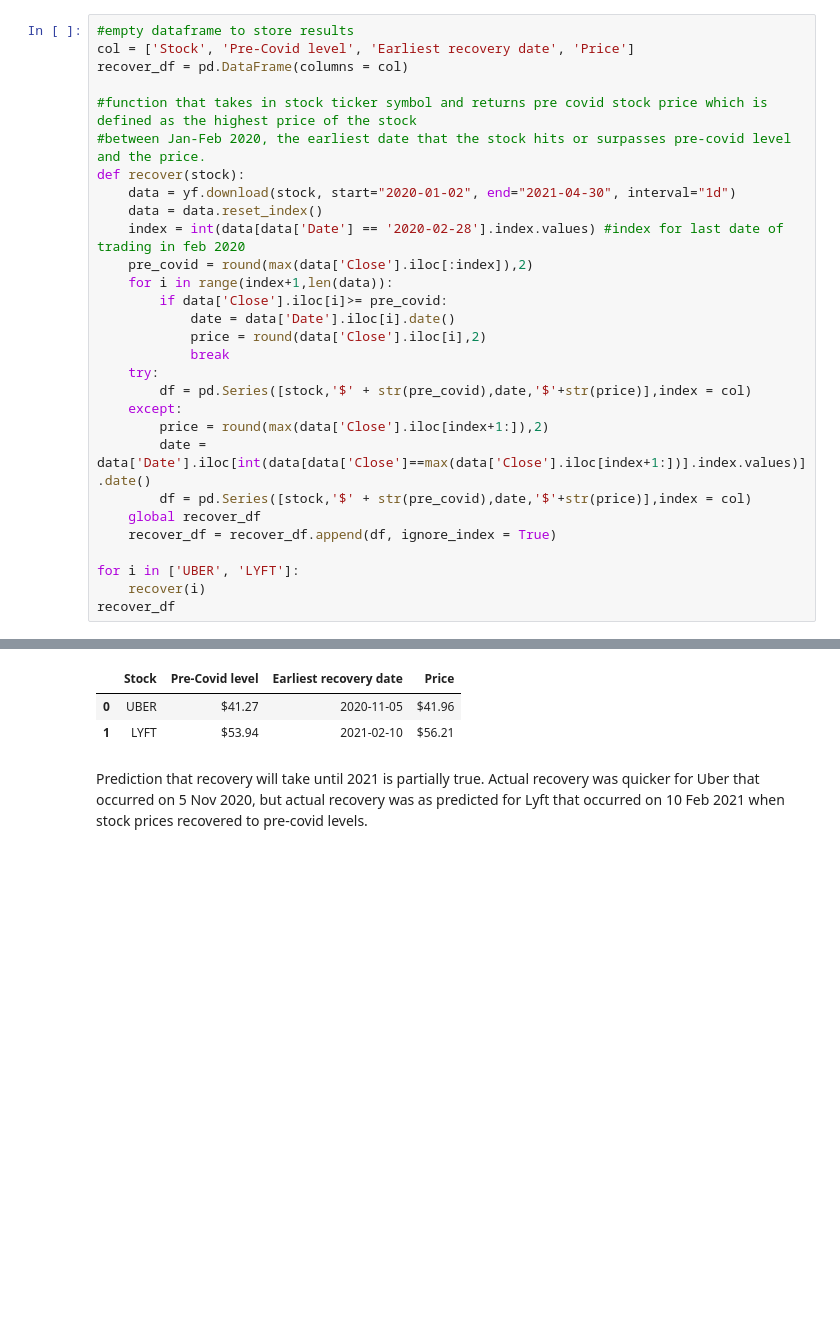
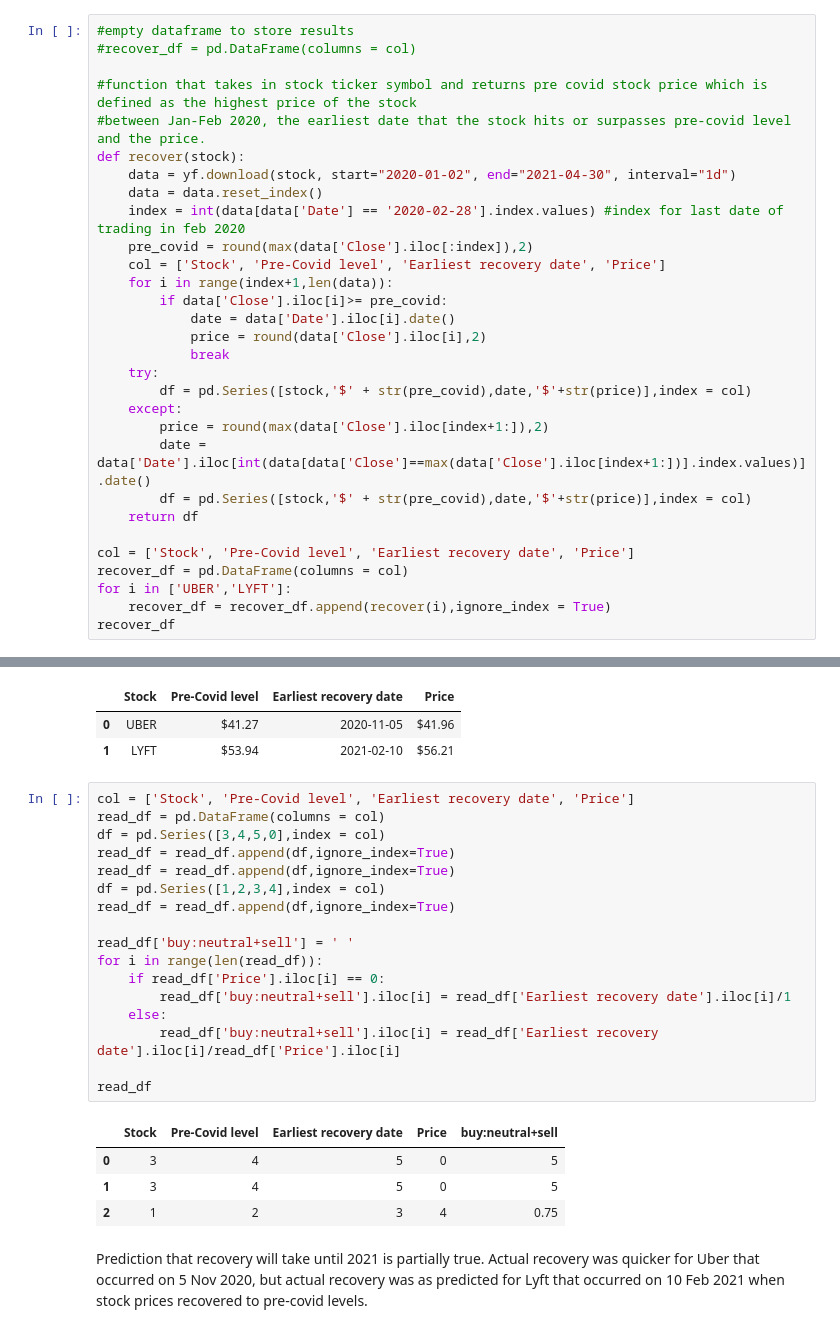
Before and after one commit to holyminer/NUS-DSS, a Jupyter notebook: notebooks/Stock market analysis during the Covid-19 pandemic.ipynb, the cells around one changed output, grey strips where cells are left out. Drawn from its saved outputs; the diff is of its cells as text; blank space fills up the shorter version.

```diff
--- a/notebooks/Stock market analysis during the Covid-19 pandemic.ipynb
+++ b/notebooks/Stock market analysis during the Covid-19 pandemic.ipynb
@@ -35,8 +35,7 @@ data.head()
 | 4 | 2020-01-08 | 32.730000 | 34.520000 | 32.459999 | 33.930000 | 33.930000 | 43944400 |
 # %%
 #empty dataframe to store results
-col = ['Stock', 'Pre-Covid level', 'Earliest recovery date', 'Price']
-recover_df = pd.DataFrame(columns = col)
+#recover_df = pd.DataFrame(columns = col)
 
 #function that takes in stock ticker symbol and returns pre covid stock price which is defined as the highest price of the stock
 #between Jan-Feb 2020, the earliest date that the stock hits or surpasses pre-covid level and the price.
@@ -45,6 +44,7 @@ def recover(stock):
     data = data.reset_index()
     index = int(data[data['Date'] == '2020-02-28'].index.values) #index for last date of trading in feb 2020
     pre_covid = round(max(data['Close'].iloc[:index]),2)
+    col = ['Stock', 'Pre-Covid level', 'Earliest recovery date', 'Price']
     for i in range(index+1,len(data)):
         if data['Close'].iloc[i]>= pre_covid:
             date = data['Date'].iloc[i].date()
@@ -56,11 +56,12 @@ def recover(stock):
         price = round(max(data['Close'].iloc[index+1:]),2)
         date = data['Date'].iloc[int(data[data['Close']==max(data['Close'].iloc[index+1:])].index.values)].date()
         df = pd.Series([stock,'$' + str(pre_covid),date,'$'+str(price)],index = col)
-    global recover_df
-    recover_df = recover_df.append(df, ignore_index = True)
+    return df
 
-for i in ['UBER', 'LYFT']:
-    recover(i)
+col = ['Stock', 'Pre-Covid level', 'Earliest recovery date', 'Price']
+recover_df = pd.DataFrame(columns = col)
+for i in ['UBER','LYFT']:
+    recover_df = recover_df.append(recover(i),ignore_index = True)
 recover_df
 # %% [output]
 [*********************100%***********************]  1 of 1 completed
@@ -68,6 +69,28 @@ recover_df
 |  | Stock | Pre-Covid level | Earliest recovery date | Price |
 | 0 | UBER | $41.27 | 2020-11-05 | $41.96 |
 | 1 | LYFT | $53.94 | 2021-02-10 | $56.21 |
+# %%
+col = ['Stock', 'Pre-Covid level', 'Earliest recovery date', 'Price']
+read_df = pd.DataFrame(columns = col)
+df = pd.Series([3,4,5,0],index = col)
+read_df = read_df.append(df,ignore_index=True)
+read_df = read_df.append(df,ignore_index=True)
+df = pd.Series([1,2,3,4],index = col)
+read_df = read_df.append(df,ignore_index=True)
+
+read_df['buy:neutral+sell'] = ' '
+for i in range(len(read_df)):
+    if read_df['Price'].iloc[i] == 0:
+        read_df['buy:neutral+sell'].iloc[i] = read_df['Earliest recovery date'].iloc[i]/1
+    else:
+        read_df['buy:neutral+sell'].iloc[i] = read_df['Earliest recovery date'].iloc[i]/read_df['Price'].iloc[i]
+
+read_df
+# %% [output]
+|  | Stock | Pre-Covid level | Earliest recovery date | Price | buy:neutral+sell |
+| 0 | 3 | 4 | 5 | 0 | 5 |
+| 1 | 3 | 4 | 5 | 0 | 5 |
+| 2 | 1 | 2 | 3 | 4 | 0.75 |
 # %% [markdown]
 Prediction that recovery will take until 2021 is partially true. Actual recovery was quicker for Uber that occurred on 5 Nov 2020, but actual recovery was as predicted for Lyft that occurred on 10 Feb 2021 when stock prices recovered to pre-covid levels.
 # %% [markdown]
```
Also changed, not shown: parts of 30 cells of this notebook, 1 other file.
